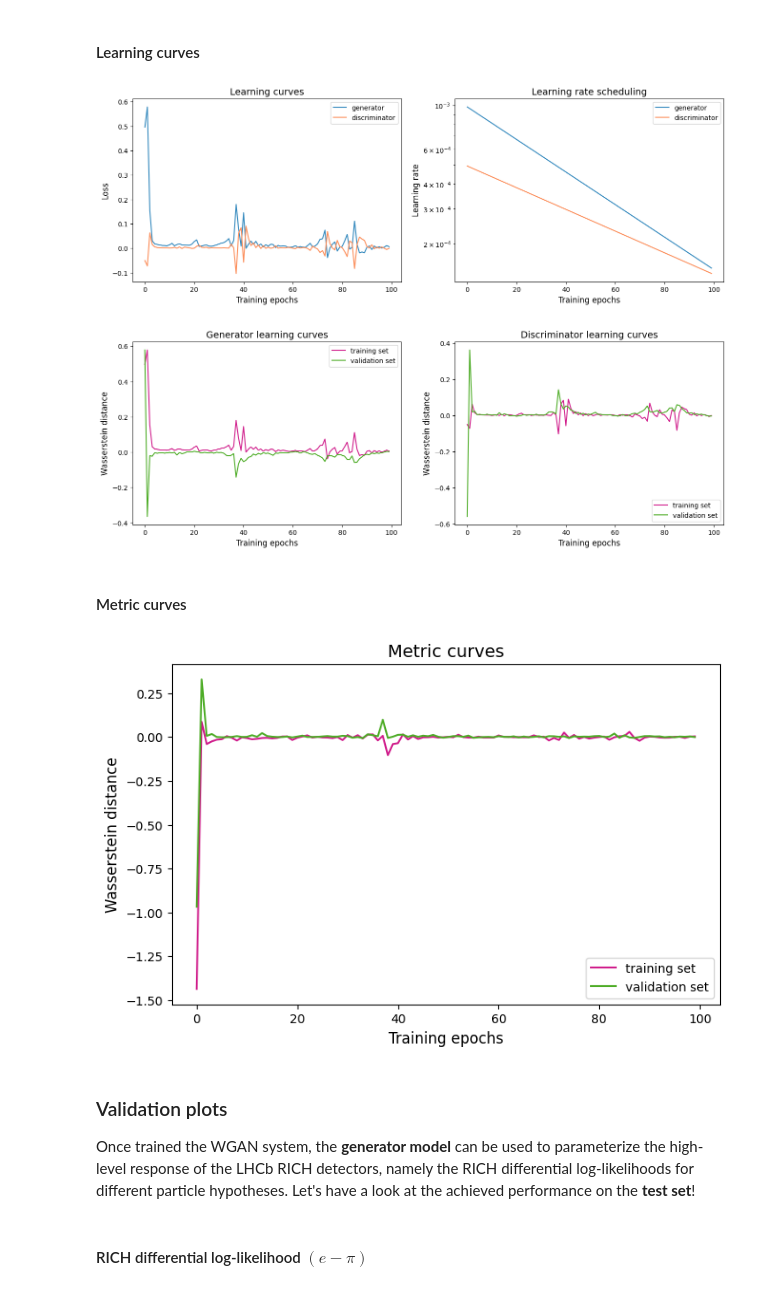
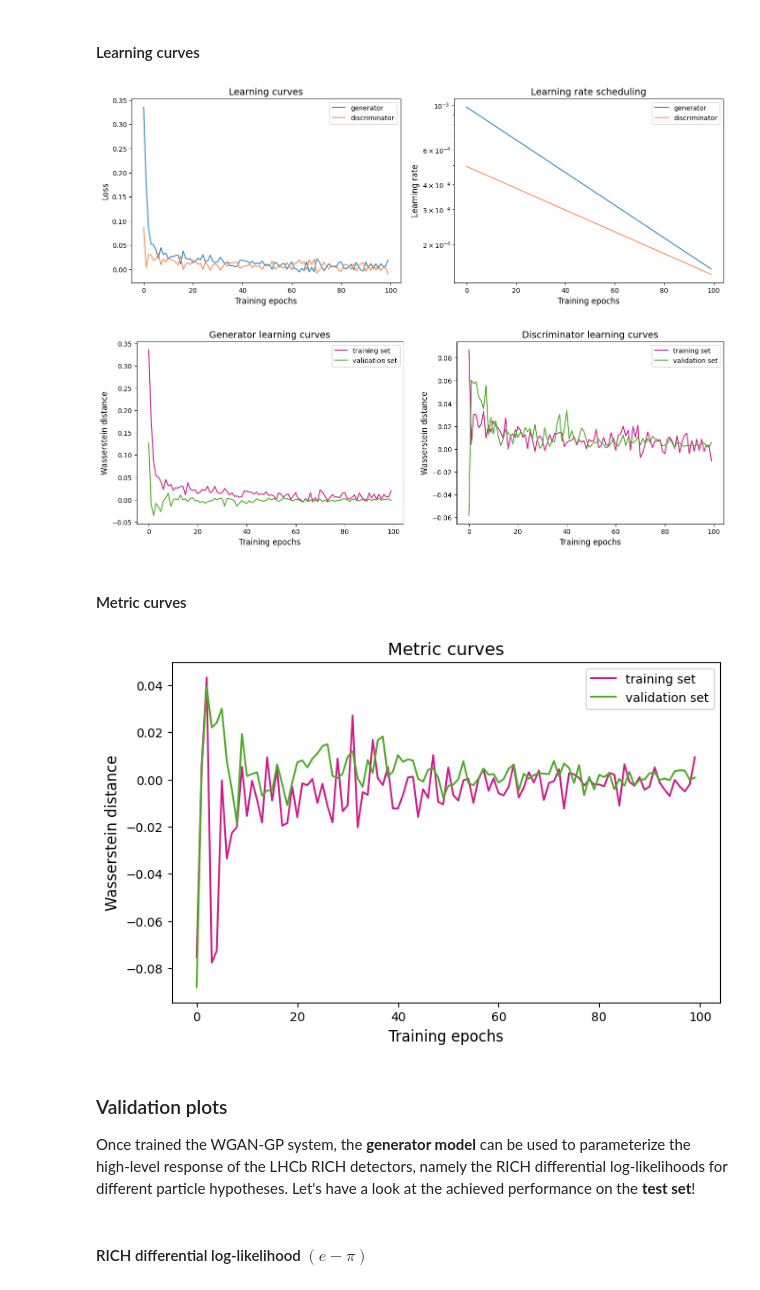
Before and after one commit to mbarbetti/pidgan-notebooks, a Jupyter notebook: tutorial-WGAN_GP-LHCb_RICH.ipynb, the cells around one changed output. Drawn from its saved outputs; the diff is of its cells as text; code cells hidden in the pictures.

```diff
--- a/tutorial-WGAN_GP-LHCb_RICH.ipynb
+++ b/tutorial-WGAN_GP-LHCb_RICH.ipynb
@@ -391,13 +395,14 @@ It's time to initialize a [`WGAN`](https://github.com/mbarbetti/pidgan/blob/main
 # %%
-from pidgan.algorithms import WGAN
+from pidgan.algorithms import WGAN_GP
 
-gan = WGAN(
+gan = WGAN_GP(
     generator=generator,
     discriminator=discriminator,
-    clip_param=0.01,
+    lipschitz_penalty=1.0,
+    lipschitz_penalty_strategy="two-sided",
     feature_matching_penalty=0.0,
     referee=None,
-    name="WGAN",
+    name="WGAN_GP",
 )
 # %% [markdown]
 #### Model compilation
@@ -510,29 +515,29 @@ plt.yscale("log")
 
 plt.show()
 # %% [output]
-[figure, old version]
+[figure, new version]
 # %%
 plt.figure(figsize=(16, 5), dpi=100)
 
 plt.subplot(1, 2, 1)
 plt.title("Generator learning curves", fontsize=14)
 plt.xlabel("Training epochs", fontsize=12)
 plt.ylabel(gan.loss_name, fontsize=12)
 plt.plot(train.history["g_loss"], color="#d01c8b", label="training set")
 plt.plot(train.history["val_g_loss"], color="#4dac26", label="validation set")
 plt.legend(loc="upper right", fontsize=10)
 
 plt.subplot(1, 2, 2)
 plt.title("Discriminator learning curves", fontsize=14)
 plt.xlabel("Training epochs", fontsize=12)
 plt.ylabel(gan.loss_name, fontsize=12)
 plt.plot(train.history["d_loss"], color="#d01c8b", label="training set")
 plt.plot(train.history["val_d_loss"], color="#4dac26", label="validation set")
-plt.legend(loc="lower right", fontsize=10)
+plt.legend(loc="upper right", fontsize=10)
 
 plt.show()
 # %% [output]
-[figure, old version]
+[figure, new version]
 # %% [markdown]
 #### Metric curves
 # %%
@@ -543,15 +548,15 @@ plt.xlabel("Training epochs", fontsize=12)
 plt.ylabel("Wasserstein distance", fontsize=12)
 plt.plot(train.history["wass_dist"], color="#d01c8b", label="training set")
 plt.plot(train.history["val_wass_dist"], color="#4dac26", label="validation set")
-plt.legend(loc="lower right", fontsize=10)
+plt.legend(loc="upper right", fontsize=10)
 
 plt.show()
 # %% [output]
-[figure, old version]
+[figure, new version]
 # %% [markdown]
 ### Validation plots
 
-Once trained the WGAN system, the **generator model** can be used to parameterize the high-level response of the LHCb RICH detectors, namely the RICH differential log-likelihoods for different particle hypotheses. Let's have a look at the achieved performance on the **test set**!
+Once trained the WGAN-GP system, the **generator model** can be used to parameterize the high-level response of the LHCb RICH detectors, namely the RICH differential log-likelihoods for different particle hypotheses. Let's have a look at the achieved performance on the **test set**!
 # %%
 x_test_prep = x_scaler.transform(x_test[:, :3])  # input pre-processing
 x_test_prep = np.c_[x_test_prep, x_test[:, 3]]
```
Also changed, not shown: parts of 19 cells of this notebook.
